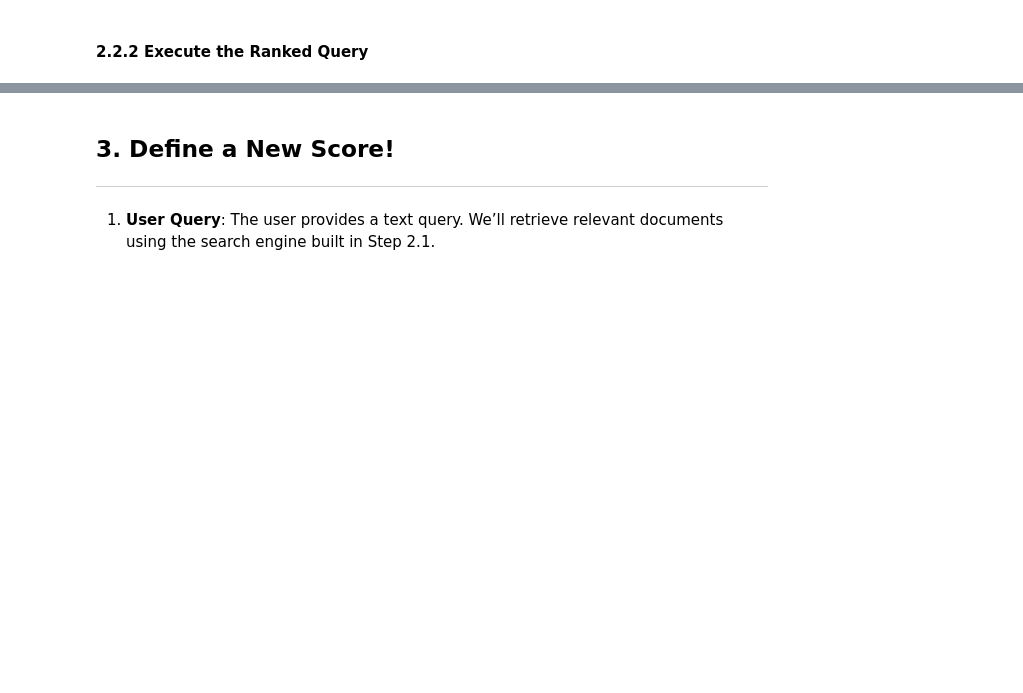
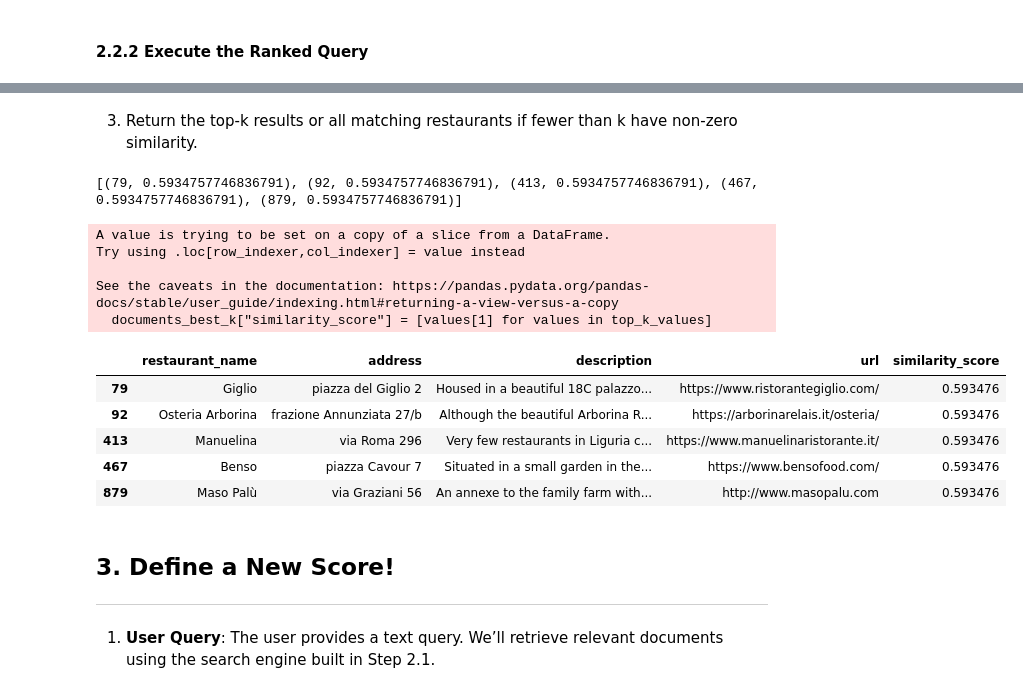
Before and after one commit to zimmy11/ADM-HW3, a Jupyter notebook: main.ipynb, the cells around one changed output, grey strips where cells are left out. Saved outputs shown, nothing was run; the diff lists cells and outputs as text; code cells hidden in the pictures; blank space fills up the shorter version.

```diff
--- a/main.ipynb
+++ b/main.ipynb
@@ -161,0 +336,6 @@ ___
+# %%
+#Removing URLs and Email Addresses
+df['cleaned_text'] = df['cleaned_text'].str.replace(r'http\S+|www\S+|https\S+', '', regex=True)
+df['cleaned_text'] = df['cleaned_text'].str.replace(r'\S+@\S+', '', regex=True)
+df['restaurant_name'] = df['restaurant_name'].str.split('–|-').str[0].str.strip()
+df['restaurant_name'].head(5)
@@ -171,0 +480,7 @@ ___
+# %%
+df_tfidf = df.copy()
+file_path = "inverted_index.json"
+with open(file_path, 'r', encoding='utf-8') as file:
+    inverted_index_dict = json.load(file)
+df_tfidf["description"] = df_tfidf["description"].fillna("")
+updated_inverted_index = engine.compute_tfidf(df_tfidf, inverted_index_dict)
@@ -173,0 +497,7 @@ ___
+# %%
+query = "MODERN; Seasonal CUISINE."
+
+query_series = pd.Series(query)
+query_series=query_series.apply(remove_stopwords).apply(apply_stemming).apply(remove_punc).apply(apply_lemmatization)
+query_preprocessed = query_series.iloc[0]
+print(query_preprocessed)
@@ -173,0 +508,4 @@ ___
+# %%
+vocabulary = pd.read_csv("vocabulary.csv")
+similarities = engine.rank_documents(query_preprocessed, updated_inverted_index, df, vocabulary)
+similarities
@@ -174,3 +532,25 @@ ___
+# %% [markdown]
+3. Return the top-k results or all matching restaurants if fewer than k have non-zero similarity.
+# %%
+k = 5
+top_k_values = similarities[:k]
+print(top_k_values)
+documents_best_k = df_tfidf.iloc[[top_k_index[0] for top_k_index in top_k_values]]
+documents_best_k["similarity_score"] = [values[1] for values in top_k_values]
+documents_best_k[["restaurant_name", "address", "description", "url", "similarity_score"]]
+# %% [output]
+[(79, 0.5934757746836791), (92, 0.5934757746836791), (413, 0.5934757746836791), (467, 0.5934757746836791), (879, 0.5934757746836791)]
+A value is trying to be set on a copy of a slice from a DataFrame.
+Try using .loc[row_indexer,col_indexer] = value instead
+
+See the caveats in the documentation: https://pandas.pydata.org/pandas-docs/stable/user_guide/indexing.html#returning-a-view-versus-a-copy
+  documents_best_k["similarity_score"] = [values[1] for values in top_k_values]
+|  | restaurant_name | address | description | url | similarity_score |
+| 79 | Giglio | piazza del Giglio 2 | Housed in a beautiful 18C palazzo... | https://www.ristorantegiglio.com/ | 0.593476 |
+| 92 | Osteria Arborina | frazione Annunziata 27/b | Although the beautiful Arborina R... | https://arborinarelais.it/osteria/ | 0.593476 |
+| 413 | Manuelina | via Roma 296 | Very few restaurants in Liguria c... | https://www.manuelinaristorante.it/ | 0.593476 |
+| 467 | Benso | piazza Cavour 7 | Situated in a small garden in the... | https://www.bensofood.com/ | 0.593476 |
+| 879 | Maso Palù | via Graziani 56 | An annexe to the family farm with... | http://www.masopalu.com | 0.593476 |
 # %% [markdown]
 ## **3. Define a New Score!**
 
```
Also changed, not shown: parts of 27 cells of this notebook, 5 other files.
